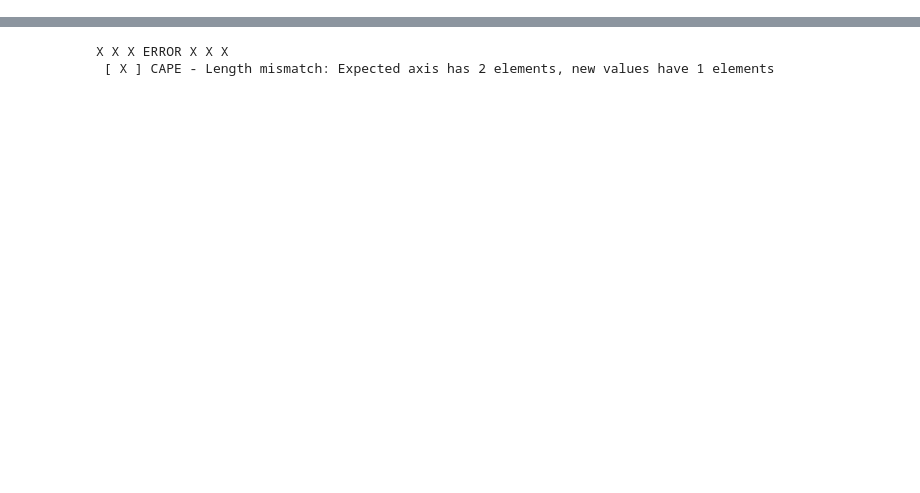
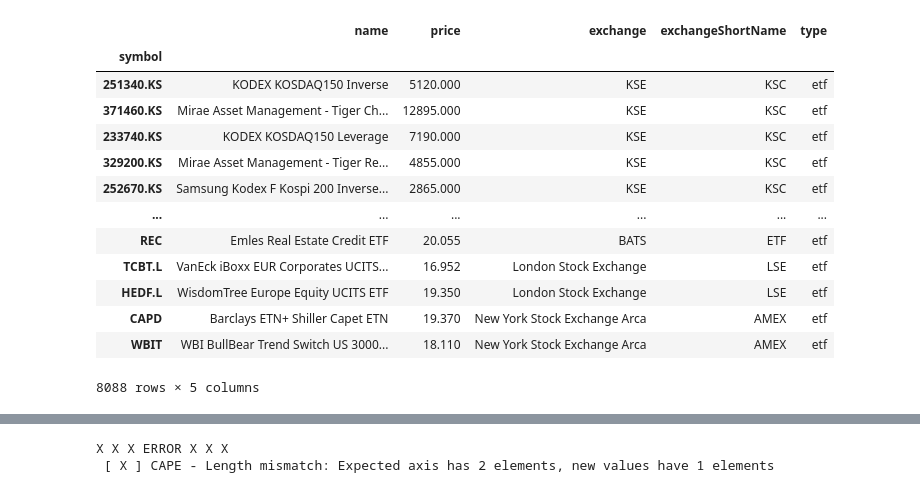
Before and after one commit to ramraider011235/etfs, a Jupyter notebook: test.ipynb, the cells around one changed output, grey strips where cells are left out. Saved outputs shown, nothing was run; the diff lists cells and outputs as text; code cells hidden in the pictures; blank space fills up the shorter version.

```diff
--- a/test.ipynb
+++ b/test.ipynb
@@ -56,3 +56,50 @@ etfs
 | CAPD | Barclays ETN+ Shiller Capet ETN | 19.370 | New York Stock Exchange Arca | AMEX | etf |
 | WBIT | WBI BullBear Trend Switch US 3000... | 18.110 | New York Stock Exchange Arca | AMEX | etf |
 9602 rows × 5 columns
+# %%
+exchange_list = [
+    # 'MCX',
+    'Other OTC',
+    'Toronto Stock Exchange',
+    # 'Saudi',
+    'New York Stock Exchange Arca',
+    'Hamburg',
+    'Amsterdam',
+    'KSE',
+    'Munich',
+    'New York Stock Exchange',
+    'SES',
+    'Taiwan',
+    'Milan',
+    'BATS',
+    'Mexico',
+    'London Stock Exchange',
+    'Nasdaq Global Select',
+    'NASDAQ Capital Market',
+    'Swiss Exchange',
+    'Paris',
+    'NASDAQ Global Select',
+    'Frankfurt',
+    'NEO',
+    'Brussels',
+    'NASDAQ Global Market',
+    'American Stock Exchange',
+    # 'XETRA'
+]
+# %%
+etfs[etfs['exchange'].isin(exchange_list)]
+# %% [output]
+|  | name | price | exchange | exchangeShortName | type |
+| symbol |  |  |  |  |  |
+| 251340.KS | KODEX KOSDAQ150 Inverse | 5120.000 | KSE | KSC | etf |
+| 371460.KS | Mirae Asset Management - Tiger Ch... | 12895.000 | KSE | KSC | etf |
+| 233740.KS | KODEX KOSDAQ150 Leverage | 7190.000 | KSE | KSC | etf |
+| 329200.KS | Mirae Asset Management - Tiger Re... | 4855.000 | KSE | KSC | etf |
+| 252670.KS | Samsung Kodex F Kospi 200 Inverse... | 2865.000 | KSE | KSC | etf |
+| ... | ... | ... | ... | ... | ... |
+| REC | Emles Real Estate Credit ETF | 20.055 | BATS | ETF | etf |
+| TCBT.L | VanEck iBoxx EUR Corporates UCITS... | 16.952 | London Stock Exchange | LSE | etf |
+| HEDF.L | WisdomTree Europe Equity UCITS ETF | 19.350 | London Stock Exchange | LSE | etf |
+| CAPD | Barclays ETN+ Shiller Capet ETN | 19.370 | New York Stock Exchange Arca | AMEX | etf |
+| WBIT | WBI BullBear Trend Switch US 3000... | 18.110 | New York Stock Exchange Arca | AMEX | etf |
+8088 rows × 5 columns
```
Also changed, not shown: parts of 3 cells of this notebook, 3 other files.
